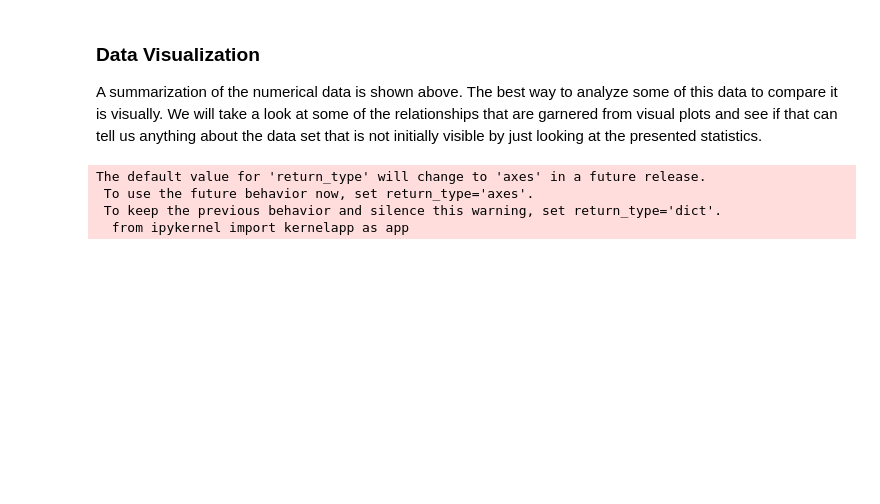
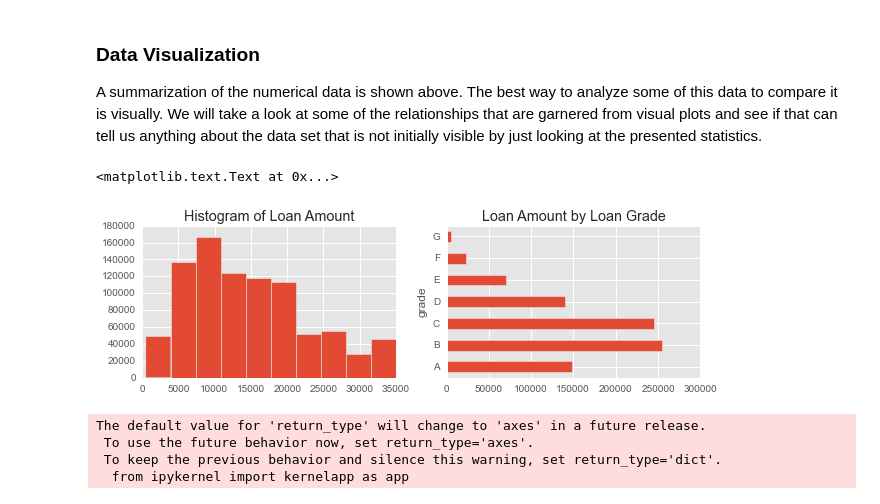
Before and after one commit to mridulja/MSDS7331_Project1, a Jupyter notebook: Data AnalysisV2.ipynb, the cells around one changed output. Cells and saved outputs as stored; diff of their text form; code cells hidden in the pictures; blank space fills up the shorter version.

```diff
--- a/Data AnalysisV2.ipynb
+++ b/Data AnalysisV2.ipynb
@@ -48,7 +48,7 @@ matplotlib.style.use('ggplot')
 from pandas.tools.plotting import scatter_matrix
 
 #Bring in data set
-loan_df = pd.read_csv('C:/MachineLearnData/loan.csv')
+loan_df = pd.read_csv('LoanData/loanData.csv')
 # %%
 #Remove unwanted attributes from the data set based on specific criteria
 for col in ['id','funded_amnt_inv','sub_grade','emp_title','pymnt_plan','url','title','zip_code','earliest_cr_line',
@@ -274,6 +216,23 @@ loan_df.describe()
 # %% [markdown]
 ### Data Visualization
 A summarization of the numerical data is shown above. The best way to analyze some of this data to compare it is visually. We will take a look at some of the relationships that are garnered from visual plots and see if that can tell us anything about the data set that is not initially visible by just looking at the presented statistics.
+# %%
+grouped_df = loan_df.groupby(by="grade")
+plt.style.use('ggplot')
+
+#lets look at the distirbution of the loan amount
+fig = plt.figure(figsize=(20, 20))
+ax2 = fig.add_subplot(2, 2, 1)
+amount_hist = loan_df.funded_amnt.hist()
+amount_hist.set_title('Histogram of Loan Amount')
+
+#Visualization of loan amount by grade
+ax = fig.add_subplot(2, 2, 2)
+ax = grouped_df.loan_amnt.count().plot(kind='barh', figsize=(10,6))
+ax.set_title('Loan Amount by Loan Grade')
+# %% [output]
+<matplotlib.text.Text at 0x...>
+[figure, added]
 # %%
 #Quick look at the distribution of interest rates using boxplot
 ax = loan_df.boxplot(column='int_rate', figsize=(12,9))
```
Also changed, not shown: parts of 24 cells of this notebook.
